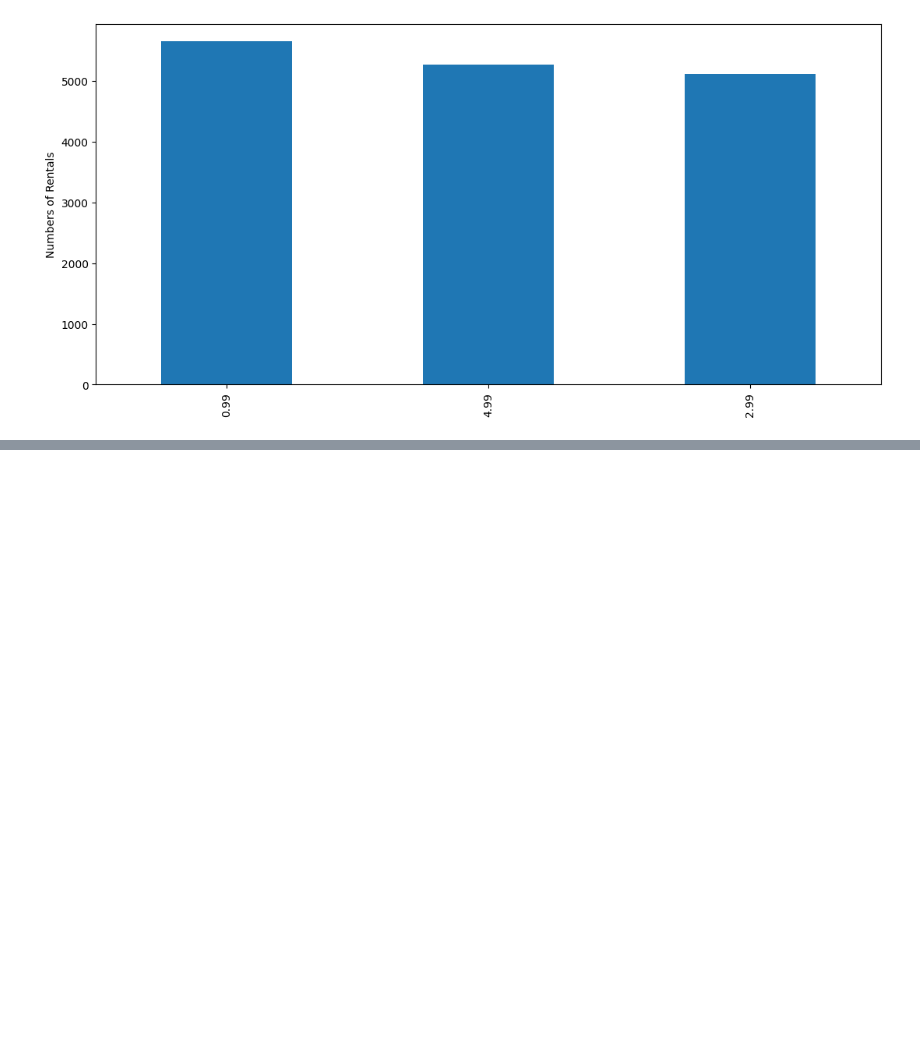
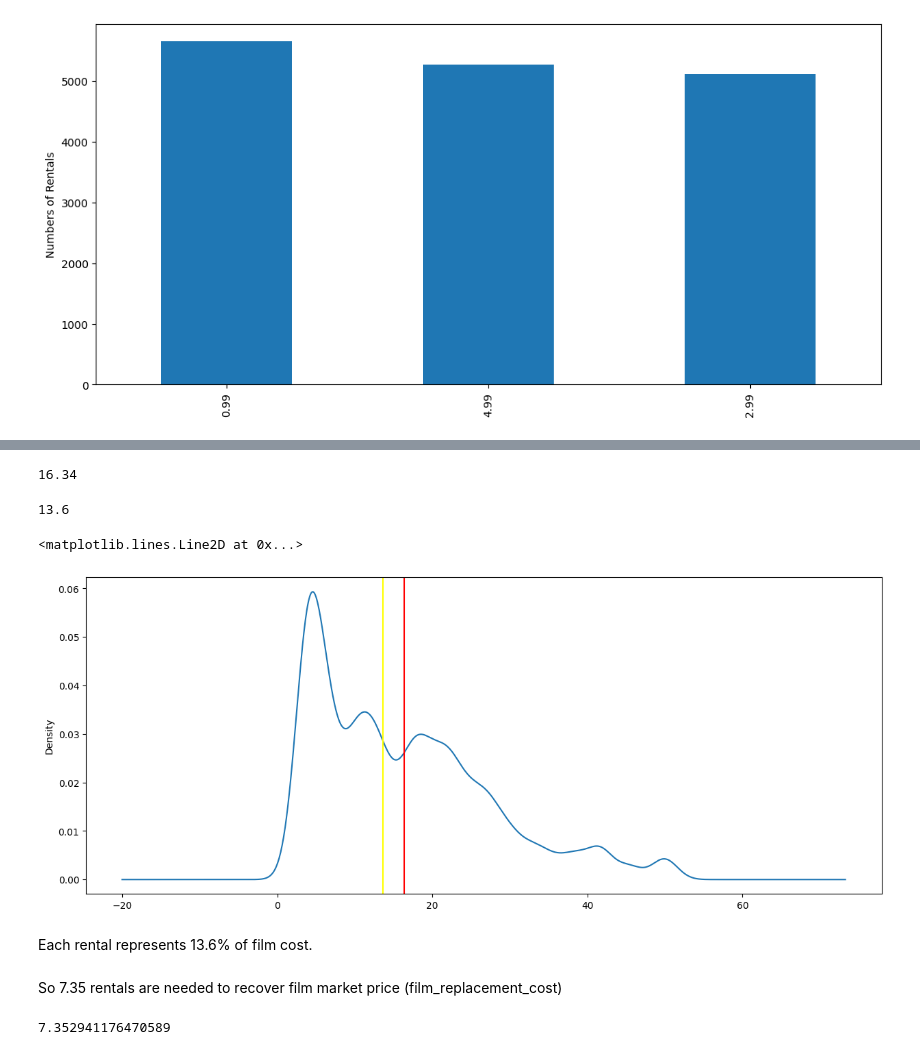
Before and after one commit to christos8566/freecodecamp_data_analysis.res, a Jupyter notebook: Lecture_2.ipynb, the cells around one changed output, grey strips where cells are left out. Drawn from its saved outputs; the diff is of its cells as text; code cells hidden in the pictures; blank space fills up the shorter version.

```diff
--- a/Lecture_2.ipynb
+++ b/Lecture_2.ipynb
@@ -114,0 +175,23 @@ Text(0, 0.5, 'Numbers of Rentals')
+# %%
+df['rental_gain_return'].mean().round(2)
+# %% [output]
+16.34
+# %%
+df['rental_gain_return'].median().round(2)
+# %% [output]
+13.6
+# %%
+ax = df['rental_gain_return'].plot(kind = 'density', figsize = [15, 6])
+ax.axvline(df['rental_gain_return'].mean().round(2), ymin = 0, color = 'red')
+ax.axvline(df['rental_gain_return'].median().round(2), ymin = 0, color = 'yellow')
+# %% [output]
+<matplotlib.lines.Line2D at 0x...>
+[figure, added]
+# %% [markdown]
+Each rental represents 13.6% of film cost.
+# %% [markdown]
+So 7.35 rentals are needed to recover film market price (film_replacement_cost)
+# %%
+100 / 13.6
+# %% [output]
+7.352941176470589
```
Also changed, not shown: parts of 15 cells of this notebook.
